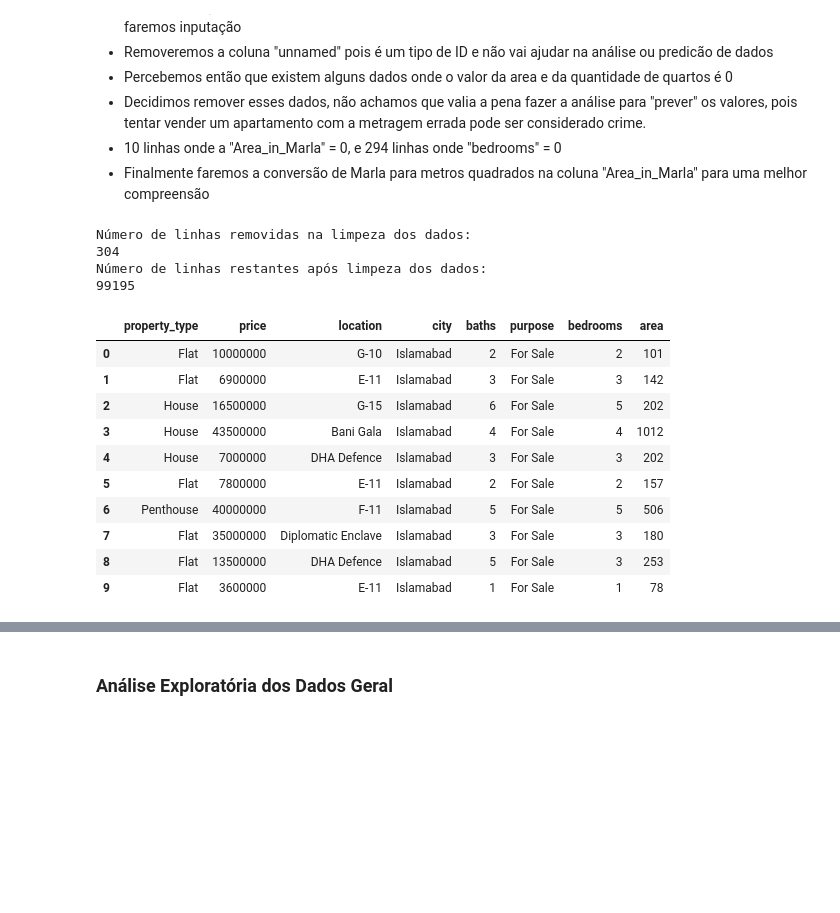
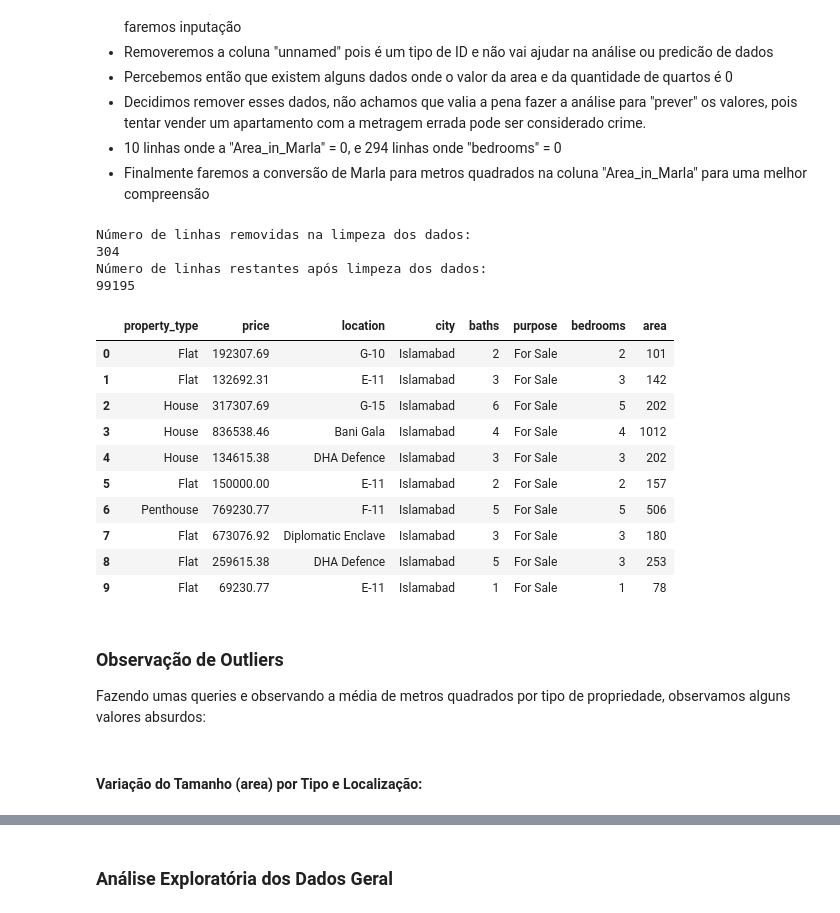
Before and after one commit to lucavillela/pakistan-estate-ml, a Jupyter notebook: main.ipynb, the cells around one changed output, grey strips where cells are left out. Saved outputs shown, nothing was run; the diff lists cells and outputs as text; code cells hidden in the pictures; blank space fills up the shorter version.

Commit message:
tratamento de outliers

```diff
--- a/main.ipynb
+++ b/main.ipynb
@@ -48,38 +49,45 @@ memory usage: 6.8+ MB
 # %%
 clean_df = df.copy()
 clean_df.drop(columns=['Unnamed: 0'], inplace=True)
 clean_df = clean_df[clean_df['Area_in_Marla'] != 0] #remover linhas com area 0  (10 linhas)
 clean_df = clean_df[clean_df['bedrooms'] != 0] #remover linhas com quartos 0    (294 linhas)
 clean_df['area'] = df['Area_in_Marla'] * 25.292852 #converter de Marla pra metro quadrado
 clean_df['area'] = clean_df['area'].round(0).astype(int) #converter valor pra inteiro pq normalmente é assim em anuncios de imóveis
+clean_df['price'] = df['price'] / 52 #converter de Rupee para Reais
+clean_df['price'] = clean_df['price'].round(2) #arredondamento para 2 casas decimais
 clean_df.drop(columns=['Area_in_Marla'], inplace=True)
 
 print("Número de linhas removidas na limpeza dos dados:")
 print(len(df) - len(clean_df))
 
 print("Número de linhas restantes após limpeza dos dados:")
 print(len(clean_df))
 
 clean_df.head(10)
 
 # df_farm_house = clean_df[clean_df['property_type'] == 'Farm House']
 # df_farm_house.sort_values(by='price', ascending=True).head(10)
 
 # print(len(clean_df[clean_df['bedrooms'] == 0]))
 # clean_df.sort_values(by='bedrooms', ascending=True).head(10)
 # %% [output]
 Número de linhas removidas na limpeza dos dados:
 304
 Número de linhas restantes após limpeza dos dados:
 99195
 |  | property_type | price | location | city | baths | purpose | bedrooms | area |
-| 0 | Flat | 10000000 | G-10 | Islamabad | 2 | For Sale | 2 | 101 |
-| 1 | Flat | 6900000 | E-11 | Islamabad | 3 | For Sale | 3 | 142 |
-| 2 | House | 16500000 | G-15 | Islamabad | 6 | For Sale | 5 | 202 |
-| 3 | House | 43500000 | Bani Gala | Islamabad | 4 | For Sale | 4 | 1012 |
-| 4 | House | 7000000 | DHA Defence | Islamabad | 3 | For Sale | 3 | 202 |
-| 5 | Flat | 7800000 | E-11 | Islamabad | 2 | For Sale | 2 | 157 |
-| 6 | Penthouse | 40000000 | F-11 | Islamabad | 5 | For Sale | 5 | 506 |
-| 7 | Flat | 35000000 | Diplomatic Enclave | Islamabad | 3 | For Sale | 3 | 180 |
-| 8 | Flat | 13500000 | DHA Defence | Islamabad | 5 | For Sale | 3 | 253 |
-| 9 | Flat | 3600000 | E-11 | Islamabad | 1 | For Sale | 1 | 78 |
+| 0 | Flat | 192307.69 | G-10 | Islamabad | 2 | For Sale | 2 | 101 |
+| 1 | Flat | 132692.31 | E-11 | Islamabad | 3 | For Sale | 3 | 142 |
+| 2 | House | 317307.69 | G-15 | Islamabad | 6 | For Sale | 5 | 202 |
+| 3 | House | 836538.46 | Bani Gala | Islamabad | 4 | For Sale | 4 | 1012 |
+| 4 | House | 134615.38 | DHA Defence | Islamabad | 3 | For Sale | 3 | 202 |
+| 5 | Flat | 150000.00 | E-11 | Islamabad | 2 | For Sale | 2 | 157 |
+| 6 | Penthouse | 769230.77 | F-11 | Islamabad | 5 | For Sale | 5 | 506 |
+| 7 | Flat | 673076.92 | Diplomatic Enclave | Islamabad | 3 | For Sale | 3 | 180 |
+| 8 | Flat | 259615.38 | DHA Defence | Islamabad | 5 | For Sale | 3 | 253 |
+| 9 | Flat | 69230.77 | E-11 | Islamabad | 1 | For Sale | 1 | 78 |
+# %% [markdown]
+### **Observação de Outliers**
+Fazendo umas queries e observando a média de metros quadrados por tipo de propriedade, observamos alguns valores absurdos:
+# %% [markdown]
+#### Variação do Tamanho (area) por Tipo e Localização:
```
Also changed, not shown: parts of 31 cells of this notebook, 3 other files.
